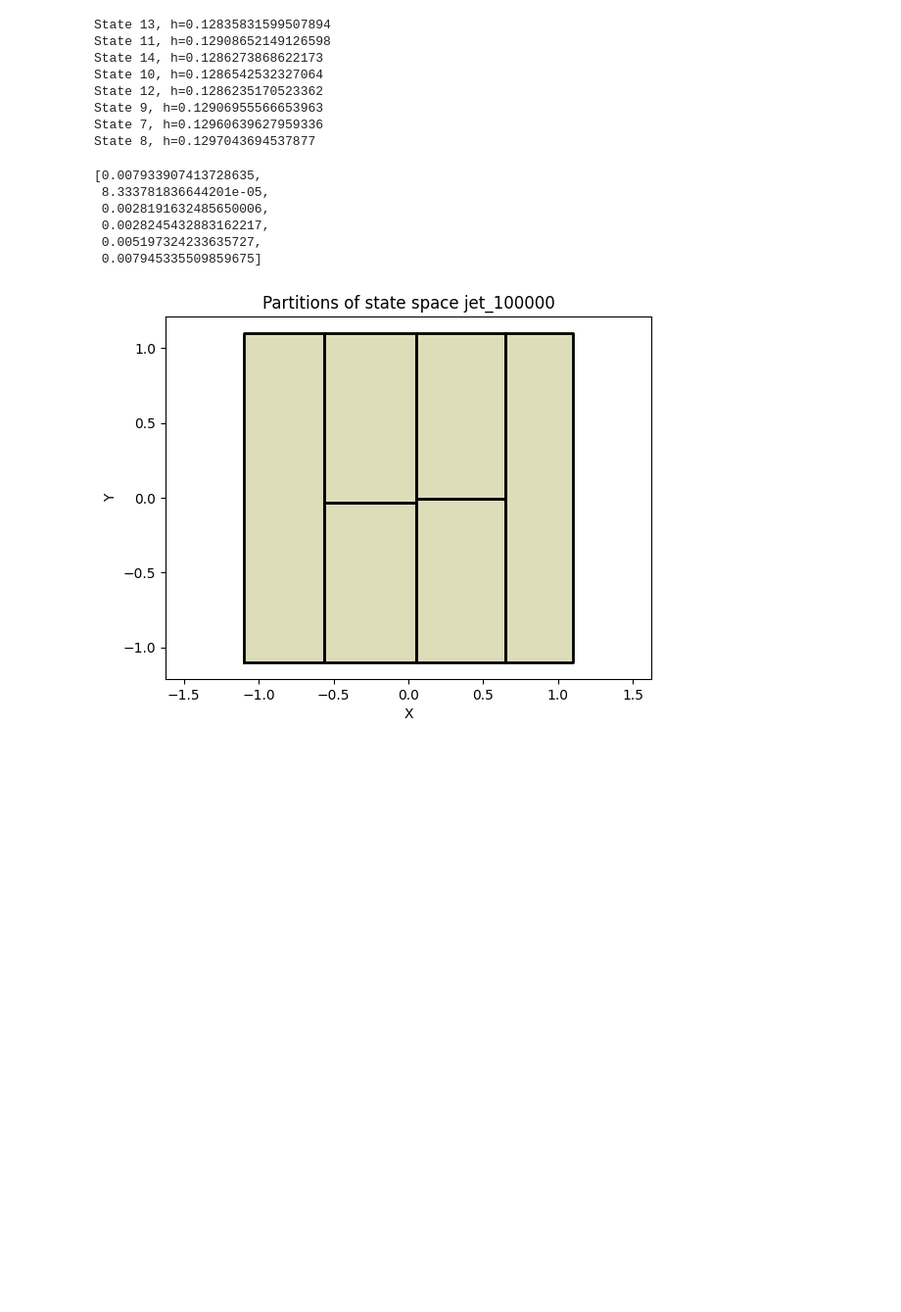
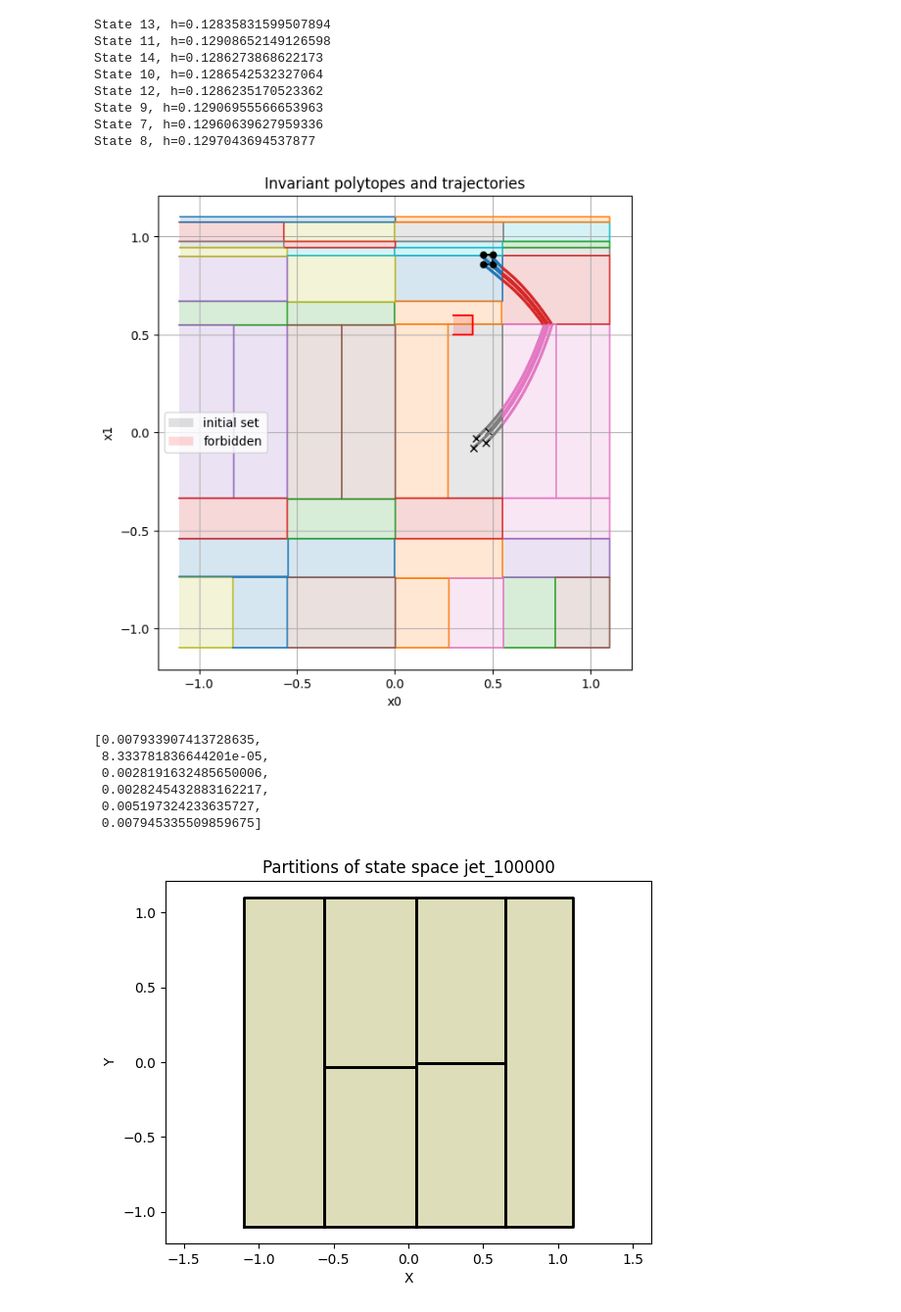
Before and after one commit to khalilul-rehman/Neural-Abstractions-V2, a Jupyter notebook: Safty_Verification_V3.ipynb, the cells around one changed output. Shown at 98% size. Cells and saved outputs as stored; diff of their text form; code cells hidden in the pictures; blank space fills up the shorter version.

```diff
--- a/Safty_Verification_V3.ipynb
+++ b/Safty_Verification_V3.ipynb
@@ -599,6 +617,12 @@ State 12, h=0.1286235170523362
 State 9, h=0.12906955566653963
 State 7, h=0.12960639627959336
 State 8, h=0.1297043694537877
+# %%
+exp_states_reloaded: List[StateModel] = joblib.load("Dataset/exp/exp_100000/exp_100000_states.pkl")
+run_all_trajectories(exp_states_reloaded, initial_boxes["exp"], dt=0.01, T=2,
+                         u_mode="plus", dims=(0, 1), forbidden_box=unsafe_boxes["exp"])
+# %% [output]
+[figure, added]
 # %%
 h_values = collect_state_field(states, field_name='h')
 h_values
```
Also changed, not shown: parts of 3 cells of this notebook, 3 other files.
